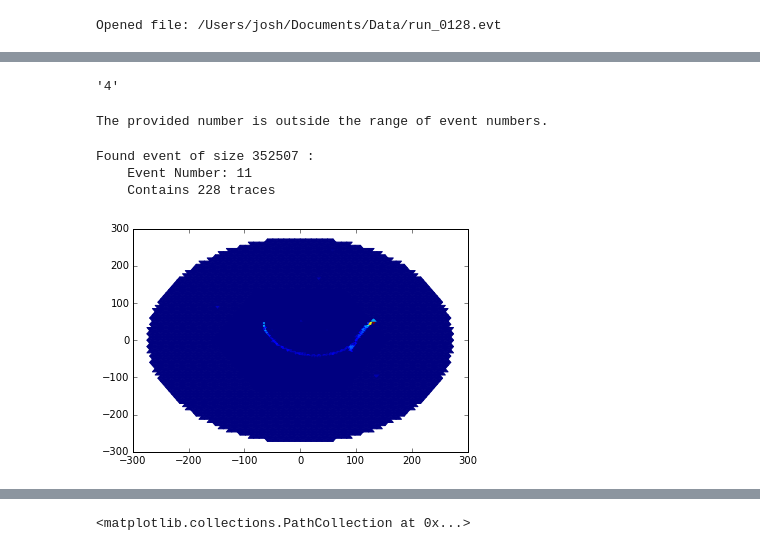
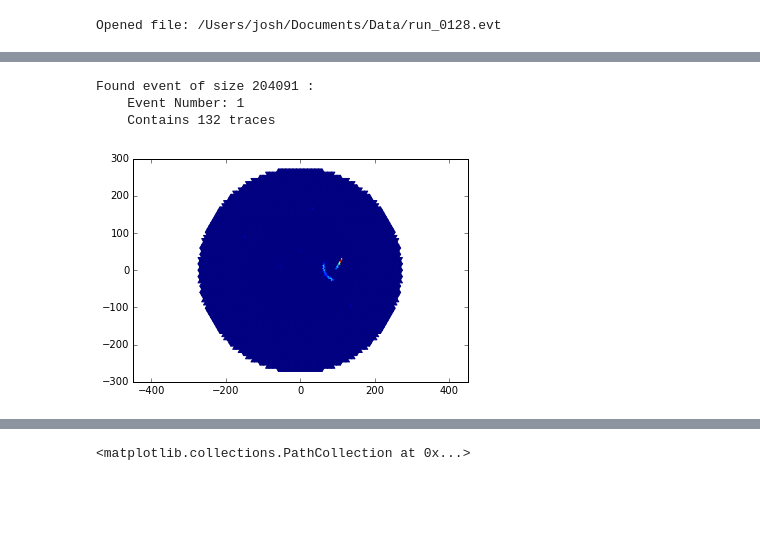
Before and after one commit to chchen123/pytpc, a Jupyter notebook: Testing.ipynb, the cells around one changed output, grey strips where cells are left out. Drawn from its saved outputs; the diff is of its cells as text; code cells hidden in the pictures; blank space fills up the shorter version.

Commit message:
Changed pad_plot command to make the output circular.

```diff
--- a/Testing.ipynb
+++ b/Testing.ipynb
@@ -26,23 +18,17 @@ ef.current_event
-# %%
-str(ef.lookup[0])
-# %% [output]
-'4'
-# %%
-ef.read_event_by_number(-1)
-# %% [output]
-The provided number is outside the range of event numbers.
 # %%
 peds = evtdata.load_pedestals("/Users/josh/Dropbox/routing/Peds20141208-2.csv")
 # %%
 pm = evtdata.load_padmap("/Users/josh/Dropbox/routing/Lookup20141208.csv")
+# %%
+evt = ef.read_event_by_number(1)
+# %% [output]
+Found event of size 204091 :
+    Event Number: 1
+    Contains 132 traces
 # %%
 #ef.fp.seek(4)
-evt = ef.read_next()
 evt.traces = ss.threshold(evt.traces - peds, threshmin=10)
 hits = evt.hits(pm)
 tpcplot.pad_plot(hits)
 # %% [output]
-Found event of size 352507 :
-    Event Number: 11
-    Contains 228 traces
-[figure, old version]
+[figure, new version]
```
Also changed, not shown: parts of 4 cells of this notebook, 1 other file.
